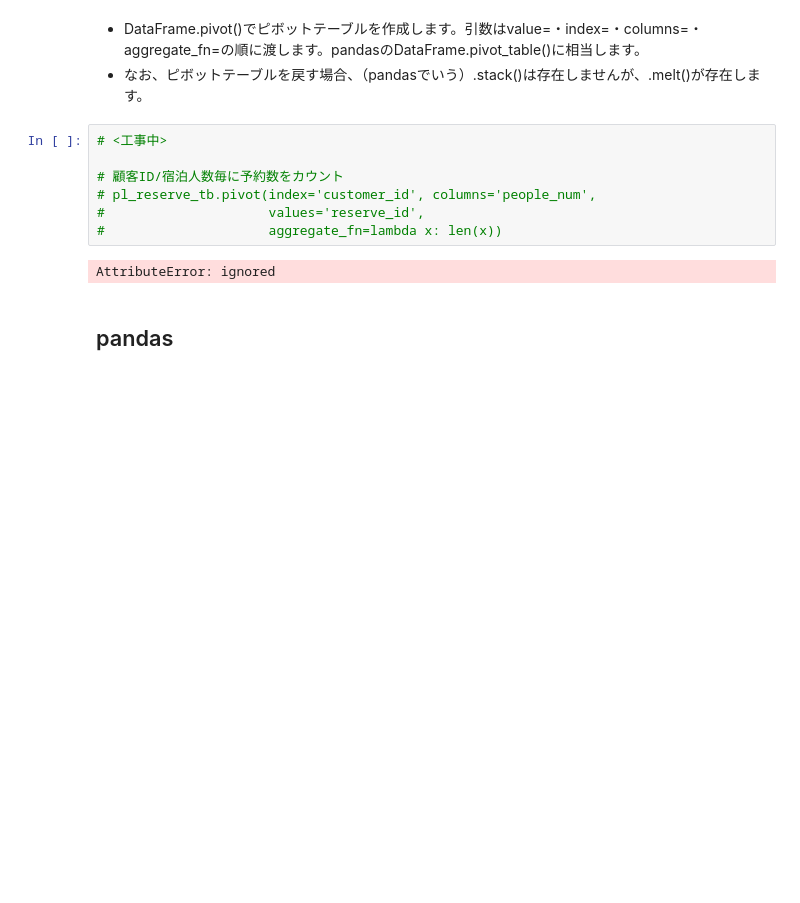
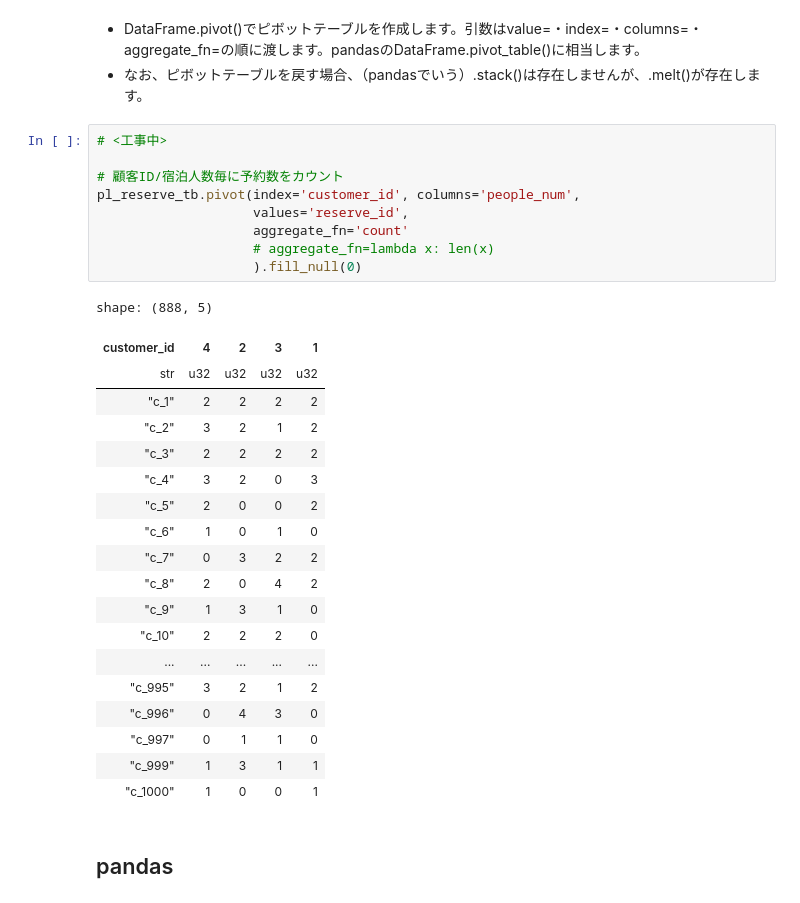
Before and after one commit to takuya-tokumoto/polar_tutorial, a Jupyter notebook: polarsチュートリアル.ipynb, the cells around one changed output. Drawn from its saved outputs; the diff is of its cells as text; blank space fills up the shorter version.

```diff
--- a/polarsチュートリアル.ipynb
+++ b/polarsチュートリアル.ipynb
@@ -1389,12 +1388,32 @@ Name: reserve_datetime, Length: 4030, dtype: object
 # %%
 # <工事中>
 
 # 顧客ID/宿泊人数毎に予約数をカウント
-# pl_reserve_tb.pivot(index='customer_id', columns='people_num',
-#                     values='reserve_id',
-#                     aggregate_fn=lambda x: len(x))
+pl_reserve_tb.pivot(index='customer_id', columns='people_num',
+                    values='reserve_id',
+                    aggregate_fn='count'
+                    # aggregate_fn=lambda x: len(x)
+                    ).fill_null(0)
 # %% [output]
-AttributeError: ignored
+shape: (888, 5)
+| customer_id | 4 | 2 | 3 | 1 |
+| str | u32 | u32 | u32 | u32 |
+| "c_1" | 2 | 2 | 2 | 2 |
+| "c_2" | 3 | 2 | 1 | 2 |
+| "c_3" | 2 | 2 | 2 | 2 |
+| "c_4" | 3 | 2 | 0 | 3 |
+| "c_5" | 2 | 0 | 0 | 2 |
+| "c_6" | 1 | 0 | 1 | 0 |
+| "c_7" | 0 | 3 | 2 | 2 |
+| "c_8" | 2 | 0 | 4 | 2 |
+| "c_9" | 1 | 3 | 1 | 0 |
+| "c_10" | 2 | 2 | 2 | 0 |
+| ... | ... | ... | ... | ... |
+| "c_995" | 3 | 2 | 1 | 2 |
+| "c_996" | 0 | 4 | 3 | 0 |
+| "c_997" | 0 | 1 | 1 | 0 |
+| "c_999" | 1 | 3 | 1 | 1 |
+| "c_1000" | 1 | 0 | 0 | 1 |
 # %% [markdown]
 ## pandas
 # %%
```
Also changed, not shown: parts of 14 cells of this notebook.
